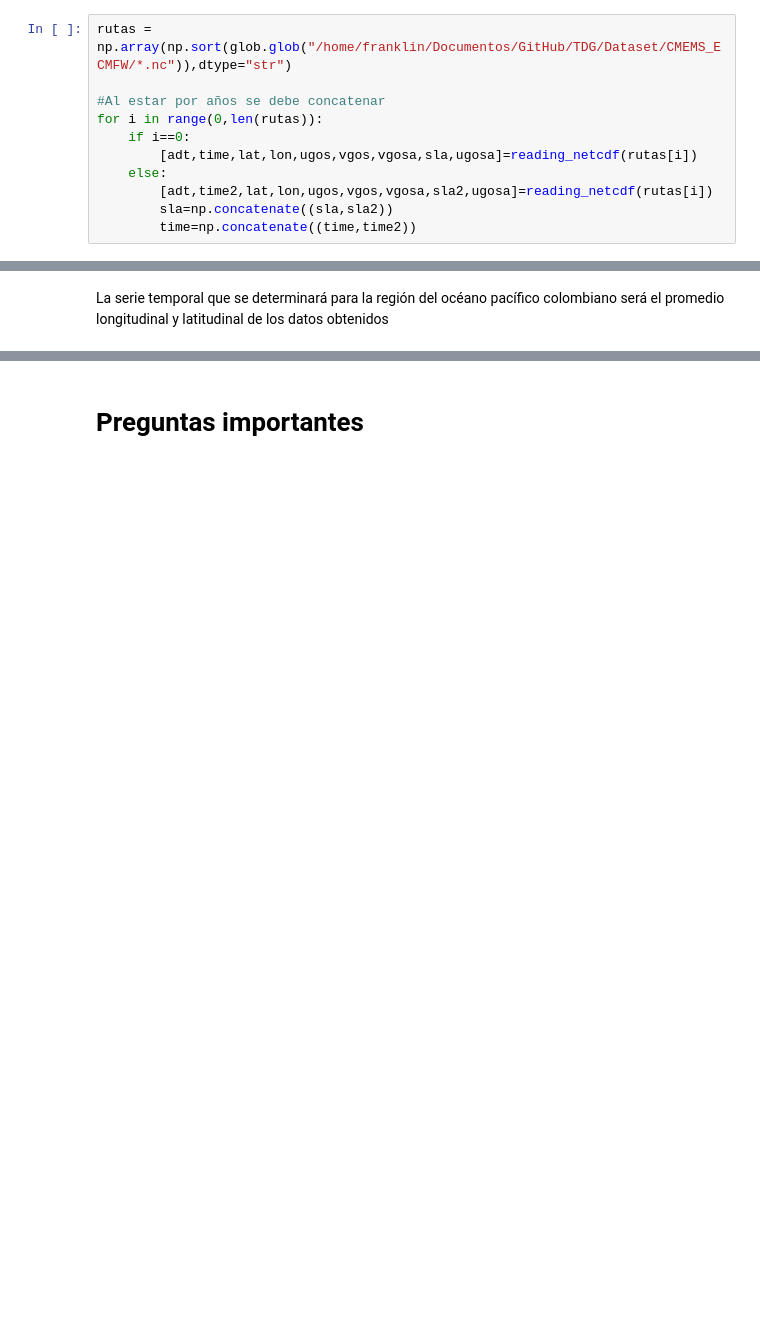
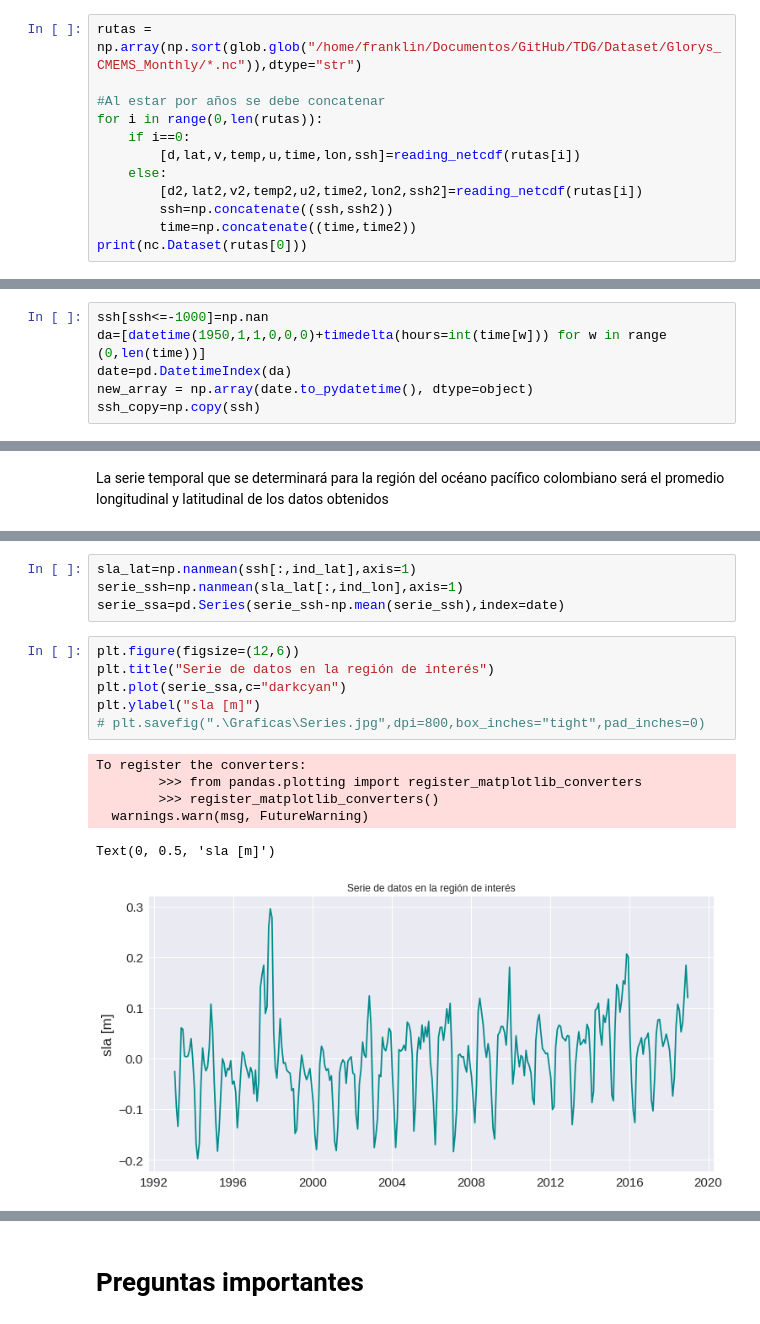
Before and after one commit to FrankAyalaC/Nivel-del-mar-en-Buenaventura, a Jupyter notebook: Scripts/Clases de datos/Trabajo. Objetivo 2.ipynb, the cells around one changed output, grey strips where cells are left out. Drawn from its saved outputs; the diff is of its cells as text; blank space fills up the shorter version.

```diff
--- a/Scripts/Clases de datos/Trabajo. Objetivo 2.ipynb
+++ b/Scripts/Clases de datos/Trabajo. Objetivo 2.ipynb
@@ -72,12 +66,13 @@ longitude (185,) degrees_east
 # %%
-rutas = np.array(np.sort(glob.glob("/home/franklin/Documentos/GitHub/TDG/Dataset/CMEMS_ECMFW/*.nc")),dtype="str")
+rutas = np.array(np.sort(glob.glob("/home/franklin/Documentos/GitHub/TDG/Dataset/Glorys_CMEMS_Monthly/*.nc")),dtype="str")
 
 #Al estar por años se debe concatenar
 for i in range(0,len(rutas)):
     if i==0:
-        [adt,time,lat,lon,ugos,vgos,vgosa,sla,ugosa]=reading_netcdf(rutas[i])
+        [d,lat,v,temp,u,time,lon,ssh]=reading_netcdf(rutas[i])
     else:
-        [adt,time2,lat,lon,ugos,vgos,vgosa,sla2,ugosa]=reading_netcdf(rutas[i])
-        sla=np.concatenate((sla,sla2))
+        [d2,lat2,v2,temp2,u2,time2,lon2,ssh2]=reading_netcdf(rutas[i])
+        ssh=np.concatenate((ssh,ssh2))
         time=np.concatenate((time,time2))
+print(nc.Dataset(rutas[0]))
 # %% [output]
@@ -103 +96,7 @@ ugosa (133, 45, 185) m/s
+# %%
+ssh[ssh<=-1000]=np.nan
+da=[datetime(1950,1,1,0,0,0)+timedelta(hours=int(time[w])) for w in range (0,len(time))]
+date=pd.DatetimeIndex(da)
+new_array = np.array(date.to_pydatetime(), dtype=object)
+ssh_copy=np.copy(ssh)
 # %% [markdown]
@@ -309,0 +163,17 @@ plt.show()
+# %%
+sla_lat=np.nanmean(ssh[:,ind_lat],axis=1)
+serie_ssh=np.nanmean(sla_lat[:,ind_lon],axis=1)
+serie_ssa=pd.Series(serie_ssh-np.mean(serie_ssh),index=date)
+# %%
+plt.figure(figsize=(12,6))
+plt.title("Serie de datos en la región de interés")
+plt.plot(serie_ssa,c="darkcyan")
+plt.ylabel("sla [m]")
+# plt.savefig(".\Graficas\Series.jpg",dpi=800,box_inches="tight",pad_inches=0)
+# %% [output]
+To register the converters:
+        >>> from pandas.plotting import register_matplotlib_converters
+        >>> register_matplotlib_converters()
+  warnings.warn(msg, FutureWarning)
+Text(0, 0.5, 'sla [m]')
+[figure, added]
```
Also changed, not shown: parts of 61 cells of this notebook, 2 other files.
